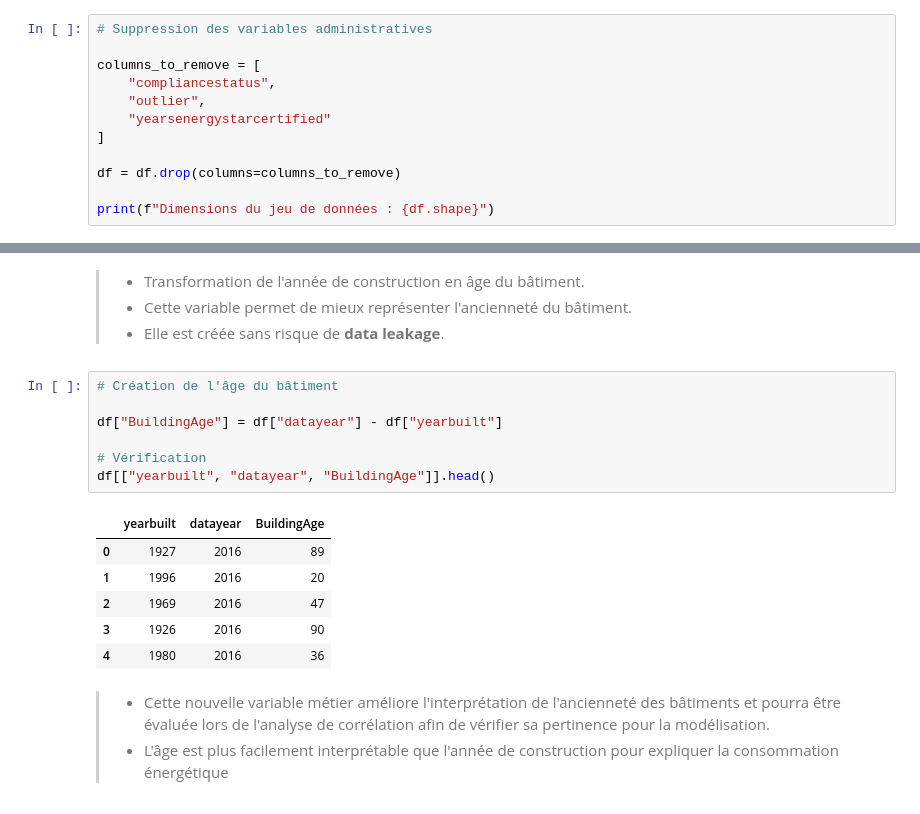
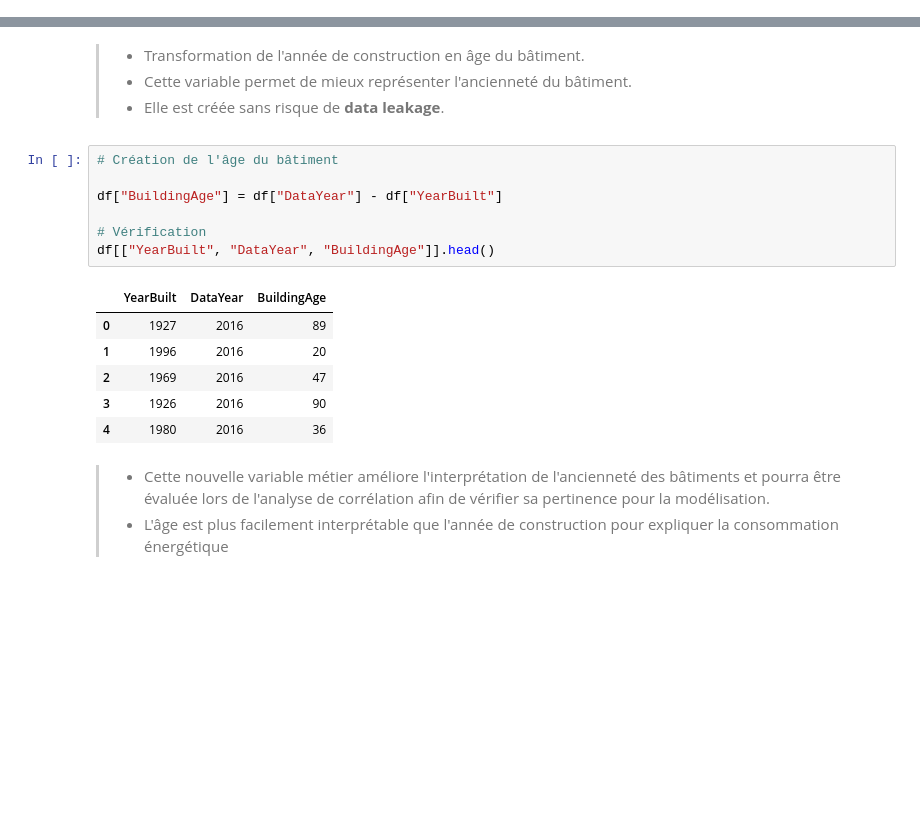
Before and after one commit to rafadmgs/Prediction_Consommation_Energetique_Batiments_Seattle, a Jupyter notebook: notebooks/P3_E2_feature_engineering.ipynb, the cells around one changed output, grey strips where cells are left out. Cells and saved outputs as stored; diff of their text form; blank space fills up the shorter version.

```diff
--- a/notebooks/P3_E2_feature_engineering.ipynb
+++ b/notebooks/P3_E2_feature_engineering.ipynb
@@ -130,12 +170,0 @@ display(pd.DataFrame({
-# %%
-# Suppression des variables administratives
-
-columns_to_remove = [
-    "compliancestatus",
-    "outlier",
-    "yearsenergystarcertified"
-]
-
-df = df.drop(columns=columns_to_remove)
-
-print(f"Dimensions du jeu de données : {df.shape}")
@@ -153,12 +180,12 @@ Dimensions du jeu de données : (1542, 31)
 # %%
 # Création de l'âge du bâtiment
 
-df["BuildingAge"] = df["datayear"] - df["yearbuilt"]
+df["BuildingAge"] = df["DataYear"] - df["YearBuilt"]
 
 # Vérification
-df[["yearbuilt", "datayear", "BuildingAge"]].head()
+df[["YearBuilt", "DataYear", "BuildingAge"]].head()
 # %% [output]
-|  | yearbuilt | datayear | BuildingAge |
+|  | YearBuilt | DataYear | BuildingAge |
 | 0 | 1927 | 2016 | 89 |
 | 1 | 1996 | 2016 | 20 |
 | 2 | 1969 | 2016 | 47 |
```
Also changed, not shown: parts of 28 cells of this notebook, 11 other files.
